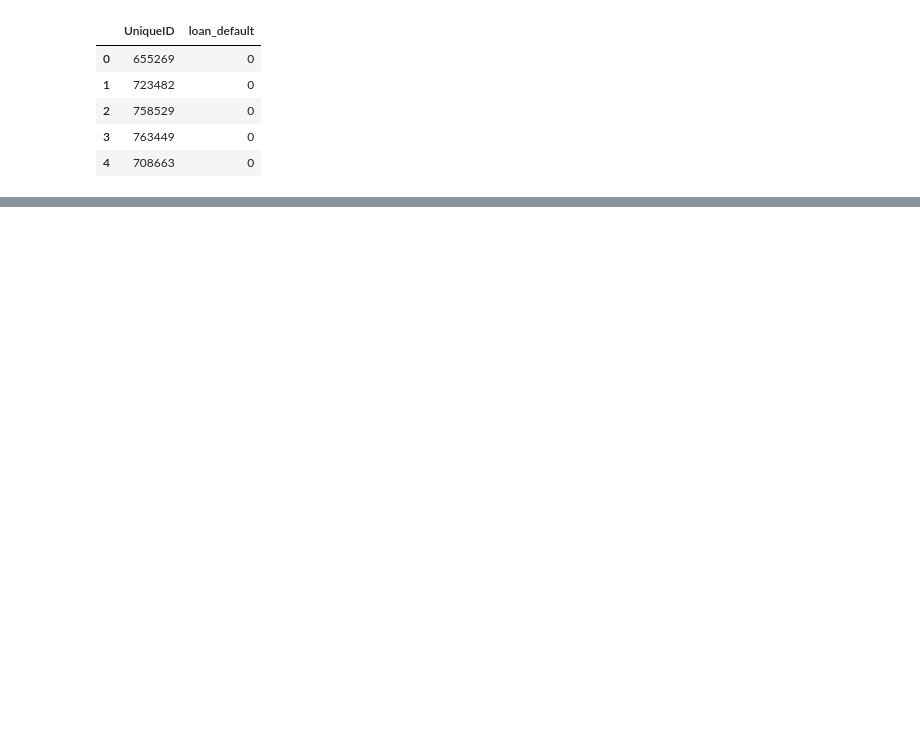
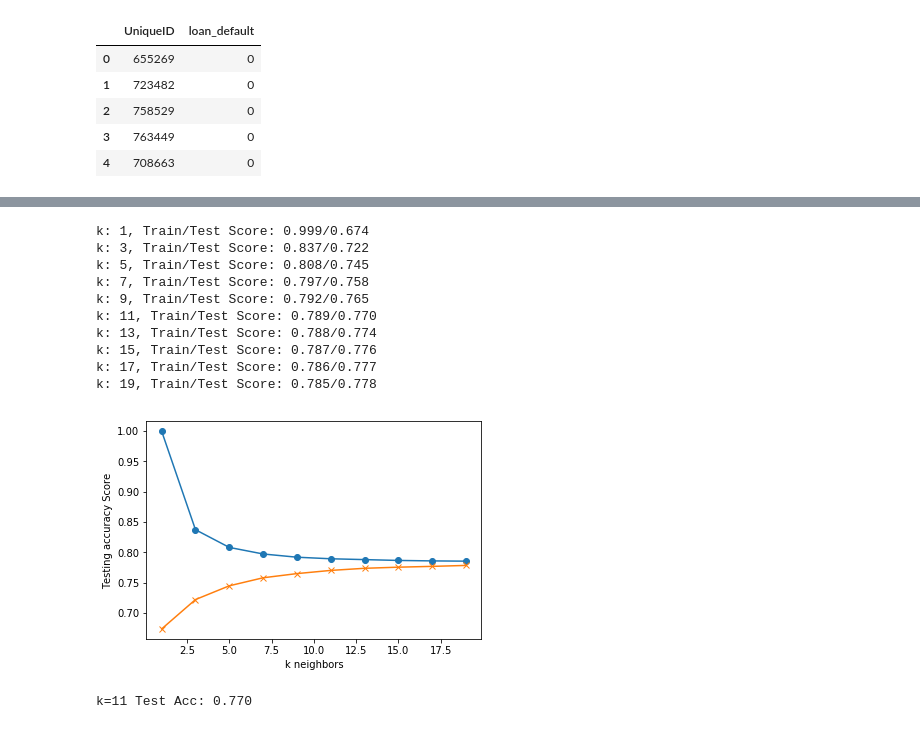
Before and after one commit to lanajera83/Final-Project, a Jupyter notebook: Branch Master/MachineLearningModel/MLcars.ipynb, the cells around one changed output, grey strips where cells are left out. Saved outputs shown, nothing was run; the diff lists cells and outputs as text; code cells hidden in the pictures; blank space fills up the shorter version.

```diff
--- a/Branch Master/MachineLearningModel/MLcars.ipynb
+++ b/Branch Master/MachineLearningModel/MLcars.ipynb
@@ -102,7 +115,20 @@ features = ['disbursed_amount', 'asset_cost', 'credit_history_length_in_months',
        'SEC.OVERDUE.ACCTS', 'SEC.CURRENT.BALANCE', 'SEC.SANCTIONED.AMOUNT',
        'SEC.DISBURSED.AMOUNT',  'SEC.INSTAL.AMT',
        'NEW.ACCTS.IN.LAST.SIX.MONTHS', 'DELINQUENT.ACCTS.IN.LAST.SIX.MONTHS',
-            'NO.OF_INQUIRIES', 'Age', 'Employment.Type_Salaried', 'Employment.Type_Self employed']
+        'NO.OF_INQUIRIES', 'Age', 'Employment.Type_Salaried', 'Employment.Type_Self employed',
+        'PERFORM_CNS.SCORE.DESCRIPTION_A-Very Low Risk',
+       'PERFORM_CNS.SCORE.DESCRIPTION_B-Very Low Risk',
+       'PERFORM_CNS.SCORE.DESCRIPTION_C-Very Low Risk',
+       'PERFORM_CNS.SCORE.DESCRIPTION_D-Very Low Risk',
+       'PERFORM_CNS.SCORE.DESCRIPTION_E-Low Risk',
+       'PERFORM_CNS.SCORE.DESCRIPTION_F-Low Risk',
+       'PERFORM_CNS.SCORE.DESCRIPTION_G-Low Risk',
+       'PERFORM_CNS.SCORE.DESCRIPTION_H-Medium Risk',
+       'PERFORM_CNS.SCORE.DESCRIPTION_I-Medium Risk',
+       'PERFORM_CNS.SCORE.DESCRIPTION_J-High Risk',
+       'PERFORM_CNS.SCORE.DESCRIPTION_K-High Risk',
+       'PERFORM_CNS.SCORE.DESCRIPTION_L-Very High Risk',
+       'PERFORM_CNS.SCORE.DESCRIPTION_M-Very High Risk']
 from sklearn.preprocessing import  RobustScaler
 
 rob_scaler = RobustScaler()
@@ -197,0 +224,40 @@ sorted(zip(rfc.feature_importances_, feature_names), reverse=True)
+# %%
+import matplotlib.pyplot as plt
+from sklearn.neighbors import KNeighborsClassifier
+
+
+train_scores = []
+test_scores = []
+for k in range(1, 20, 2):
+    knn = KNeighborsClassifier(n_neighbors=k)
+    knn.fit(X_train, y_train)
+    train_score = knn.score(X_train, y_train)
+    test_score = knn.score(X_test, y_test)
+    train_scores.append(train_score)
+    test_scores.append(test_score)
+    print(f"k: {k}, Train/Test Score: {train_score:.3f}/{test_score:.3f}")
+
+
+plt.plot(range(1, 20, 2), train_scores, marker='o')
+plt.plot(range(1, 20, 2), test_scores, marker="x")
+plt.xlabel("k neighbors")
+plt.ylabel("Testing accuracy Score")
+plt.show()
+# %% [output]
+k: 1, Train/Test Score: 0.999/0.674
+k: 3, Train/Test Score: 0.837/0.722
+k: 5, Train/Test Score: 0.808/0.745
+k: 7, Train/Test Score: 0.797/0.758
+k: 9, Train/Test Score: 0.792/0.765
+k: 11, Train/Test Score: 0.789/0.770
+k: 13, Train/Test Score: 0.788/0.774
+k: 15, Train/Test Score: 0.787/0.776
+k: 17, Train/Test Score: 0.786/0.777
+k: 19, Train/Test Score: 0.785/0.778
+[figure, added]
+# %%
+knn = KNeighborsClassifier(n_neighbors=11)
+knn.fit(X_train, y_train)
+print('k=11 Test Acc: %.3f' % knn.score(X_test, y_test))
+# %% [output]
+k=11 Test Acc: 0.770
```
Also changed, not shown: parts of 10 cells of this notebook.
